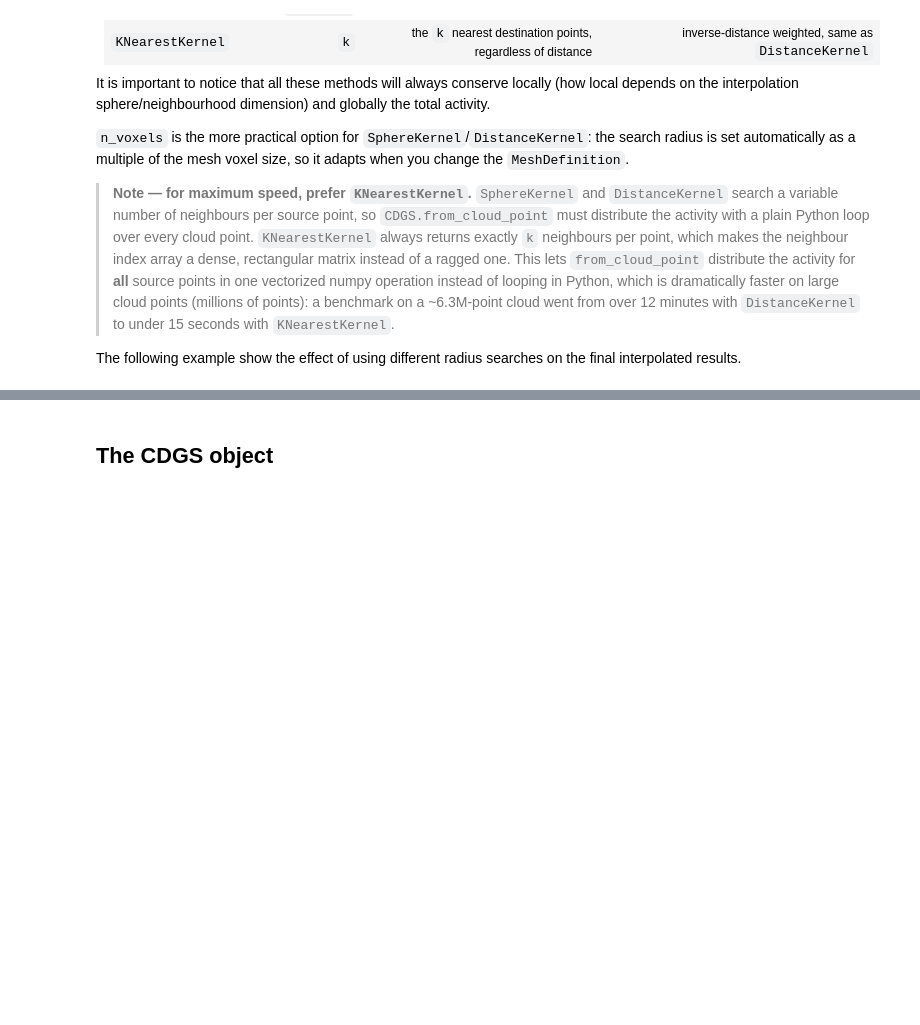
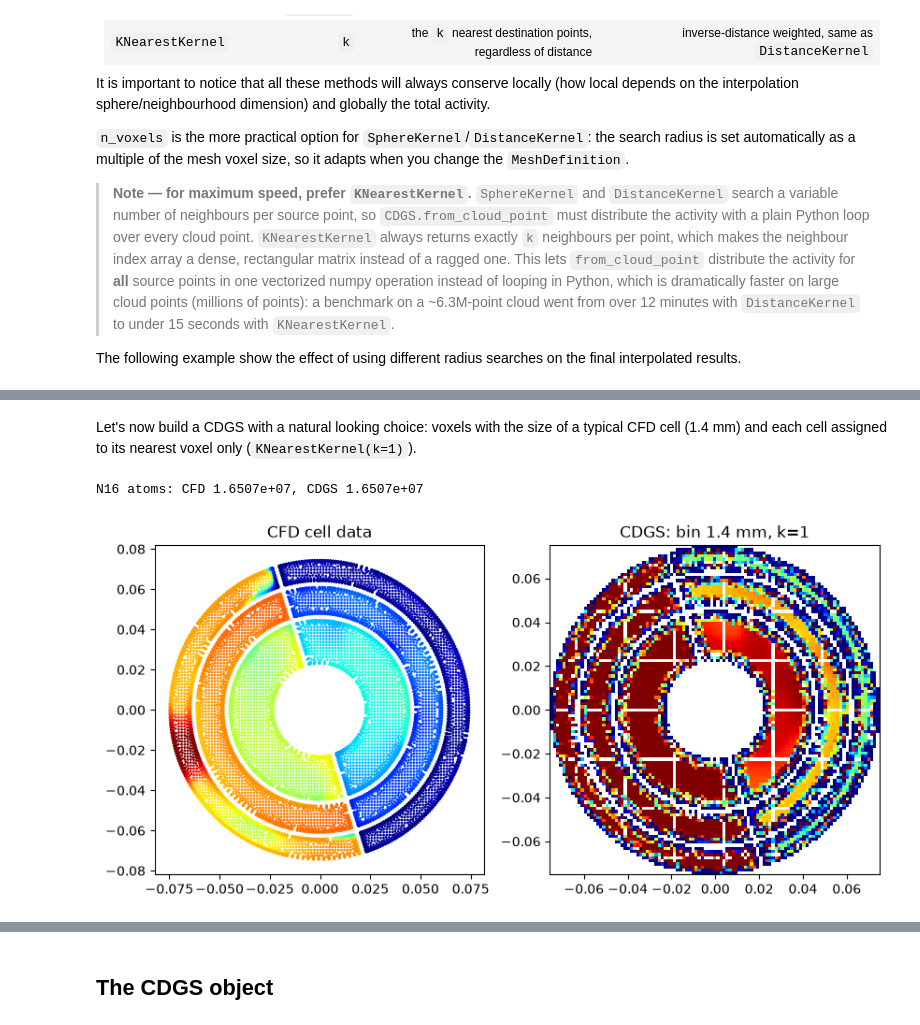
Before and after one commit to Fusion4Energy/F4Enix, a Jupyter notebook: docs/source/examples/output/jupyters/cdgs.ipynb, the cells around one changed output, grey strips where cells are left out. Drawn from its saved outputs; the diff is of its cells as text; code cells hidden in the pictures; blank space fills up the shorter version.

```diff
--- a/docs/source/examples/output/jupyters/cdgs.ipynb
+++ b/docs/source/examples/output/jupyters/cdgs.ipynb
@@ -183,0 +164,26 @@ for k in [1, 2, 8]:
+# %% [markdown]
+Let's now build a CDGS with a natural looking choice: voxels with the size
+of a typical CFD cell (1.4 mm) and each cell assigned to its nearest voxel
+only (`KNearestKernel(k=1)`).
+# %%
+naive = CDGS.from_cloud_point(
+    head_file,
+    {"N16": "n16"},
+    interpolation_kernel=KNearestKernel(k=1),
+    mesh_definition=MeshByBinSize((0.0014, 0.0014, 0.0014)),
+    col_names=col_names,
+)
+
+fig, axs = plt.subplots(1, 2, figsize=(10, 5))
+plot_cloud_point(axs[0])
+plot_cdgs_section(axs[1], naive, "CDGS: bin 1.4 mm, k=1")
+for ax in axs:
+    ax.set_aspect("equal")
+
+# the total number of atoms is perfectly conserved...
+total_cfd = (head["n16"] * head["cell-volume"]).sum()
+total_cdgs = naive.mesh.cell_data[f"N16{ATOM_DENSITY_TAG}"].sum() * naive.voxel_vol
+print(f"N16 atoms: CFD {total_cfd:.4e}, CDGS {total_cdgs:.4e}")
+# %% [output]
+N16 atoms: CFD 1.6507e+07, CDGS 1.6507e+07
+[figure, added]
```
Also changed, not shown: parts of 15 cells of this notebook, 8 other files.
